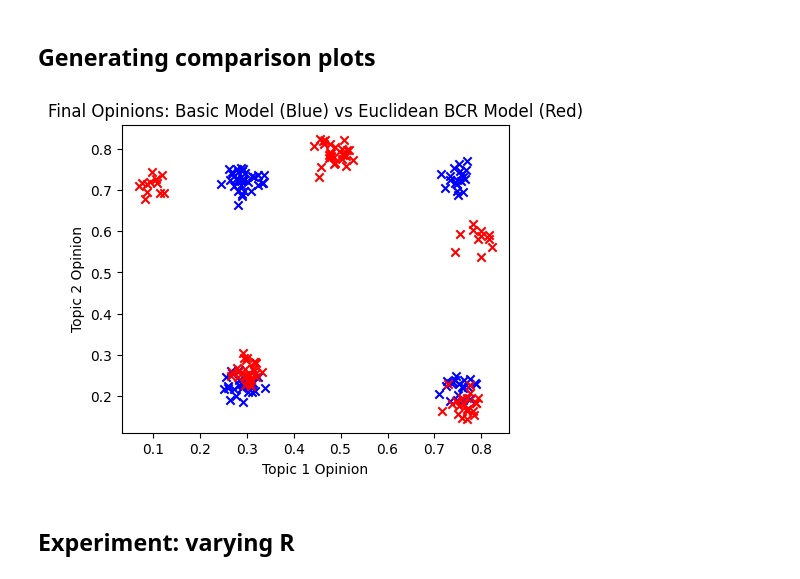
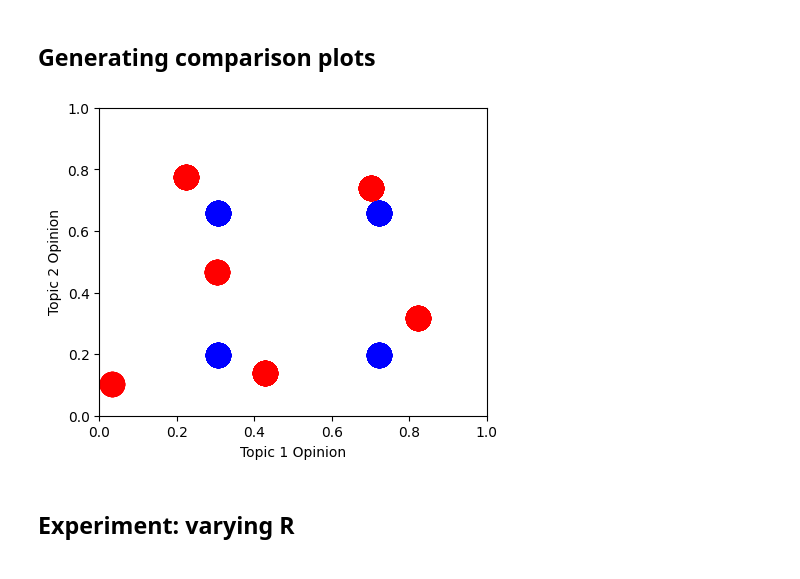
Before and after one commit to ardenpalme/IndMathProj2, a Jupyter notebook: Numerical_soln_2D_model.ipynb, the cells around one changed output. Drawn from its saved outputs; the diff is of its cells as text; code cells hidden in the pictures.

```diff
--- a/Numerical_soln_2D_model.ipynb
+++ b/Numerical_soln_2D_model.ipynb
@@ -11,12 +12,12 @@ import scipy.stats as stats
 Idea: just run model twice, with no interaction between opinions (uninteresting - here for comparison with next model)
 # %%
 # Initialise parameters:
-num_of_agents = 1000 # number of agents
+num_agents = 1000 # number of agents
 Timesteps = 10 # timesteps
 R = 0.1 # confidence bound
 
-opinions1 = np.random.rand(num_of_agents)
-opinions2 = np.random.rand(num_of_agents)
+opinions1 = np.random.rand(num_agents)
+opinions2 = np.random.rand(num_agents)
 
 ## Defining average opinion function
 def get_A(opinions,R):
@@ -24,18 +25,18 @@ def get_A(opinions,R):
     A function to return the average opinion within R of each opinion in a vector of opinions
     '''
 
-    num_of_agents = len(opinions)
+    num_agents = len(opinions)
 
-    # Create a square matrix consisting of the opinions vector repeated num_of_agents times
+    # Create a square matrix consisting of the opinions vector repeated num_agents times
     opinions_repeated = np.array([opinions]*len(opinions))
     # Create matrix of boolean values indicating which opinions are within R of each opinion
     mask = abs(opinions_repeated - opinions_repeated.T) < R
 
     # Initialise averages matrix
-    A = np.zeros(num_of_agents)
+    A = np.zeros(num_agents)
 
     # Loop over agents
-    for i in range(num_of_agents):
+    for i in range(num_agents):
         # Get average of opinions within R of opinion
         A[i] = np.mean(opinions[mask[i,:]])
         # print(A[i])
@@ -44,9 +45,9 @@ def get_A(opinions,R):
 # Running model
 
 # Initialising matrices of opinions over time
-opinions_over_time1 = np.zeros((Timesteps, num_of_agents))
+opinions_over_time1 = np.zeros((Timesteps, num_agents))
 opinions_over_time1[0,:] = opinions1
-opinions_over_time2 = np.zeros((Timesteps, num_of_agents))
+opinions_over_time2 = np.zeros((Timesteps, num_agents))
 opinions_over_time2[0,:] = opinions2
 
 
@@ -94,7 +95,7 @@ def get_A_multidim(opinions, R):
 # %%
 ## Setting parameters
 num_agents = 50
-T = 10
+T = 12
 num_topics = 2
 R = 0.2 # confidence bound
 std = 0 # to remove random effects set standard deviation to 0
@@ -116,17 +117,18 @@ for t in range(T-1):
 
 
 # Plotting results
+colours = plt.cm.hsv(np.random.uniform(0,1,num_agents))
 
 ## Results over time
 fig, ax = plt.subplots(1,num_topics,figsize=(10,4))
 for i in range(num_agents):
     for j in range(num_topics):
-        ax[j].plot(np.arange(T), X[:,j,:].T[i])
+        ax[j].plot(np.arange(T), X[:,j,:].T[i], color=colours[i])
 plt.show()
 
 ## Final results
 fig, ax = plt.subplots(1,1,figsize=(5,4))
-ax.scatter(X[T-1,0,:], X[T-1,1,:])
+ax.scatter(X[T-1,0,:], X[T-1,1,:], c=colours)
 ax.set(xlabel='Topic 1 Opinion', ylabel='Topic 2 Opinion', title='Final Opinions', xlim=(0,1), ylim=(0,1))
 plt.show()
 
@@ -159,39 +161,39 @@ num_agents = 100
 T = 10
 num_topics = 2
 R = 0.2
-std = 0.02
+std = 0
 
 rng = np.random.default_rng()
 
 ## Setting up initial opinions
 X = np.zeros((T, num_topics, num_agents))
 X[0,:,:]  = np.random.rand(num_agents * num_topics).reshape((num_topics, num_agents))
 X_euclid = np.copy(X)
 X_basic = np.copy(X)
 
 ## Euclid model
 for t in range(T-1):
     tmp = get_A_multidim(X_euclid[t,:,:], R)
     X_euclid[t+1,:,:] = tmp + rng.normal(0, std, size=tmp.shape)
 
 ## Basic model
 tmp = np.zeros(X_basic[0,:,:].shape)
 for t in range(Timesteps-1):
     for i in range(num_topics):
         tmp[i,:] = get_A(X_basic[t,i,:],R)
     X_basic[t+1,:,:] = tmp + rng.normal(0, std, size=tmp.shape)
 
 
 # Plotting results
 
 ## Final results
 fig, ax = plt.subplots(1,1,figsize=(5,4))
-ax.scatter(X_basic[-1,0,:], X_basic[T-1,1,:],marker='x',color='blue')
-ax.scatter(X_euclid[-1,0,:], X_euclid[T-1,1,:], marker='x',color='red')
-ax.set(xlabel='Topic 1 Opinion', ylabel='Topic 2 Opinion', title='Final Opinions: Basic Model (Blue) vs Euclidean BCR Model (Red)')
+ax.scatter(X_basic[-1,0,:], X_basic[T-1,1,:], s=300, marker='o',color='blue')
+ax.scatter(X_euclid[-1,0,:], X_euclid[T-1,1,:], s=300, marker='o', color='red')
+ax.set(xlabel='Topic 1 Opinion', ylabel='Topic 2 Opinion', xlim=(0,1), ylim=(0,1))
 plt.show()
 # %% [output]
-[figure, old version]
+[figure, new version]
 # %% [markdown]
 ## Experiment: varying R
 # %% [markdown]
```
Also changed, not shown: parts of 2 cells of this notebook, 3 other files.
